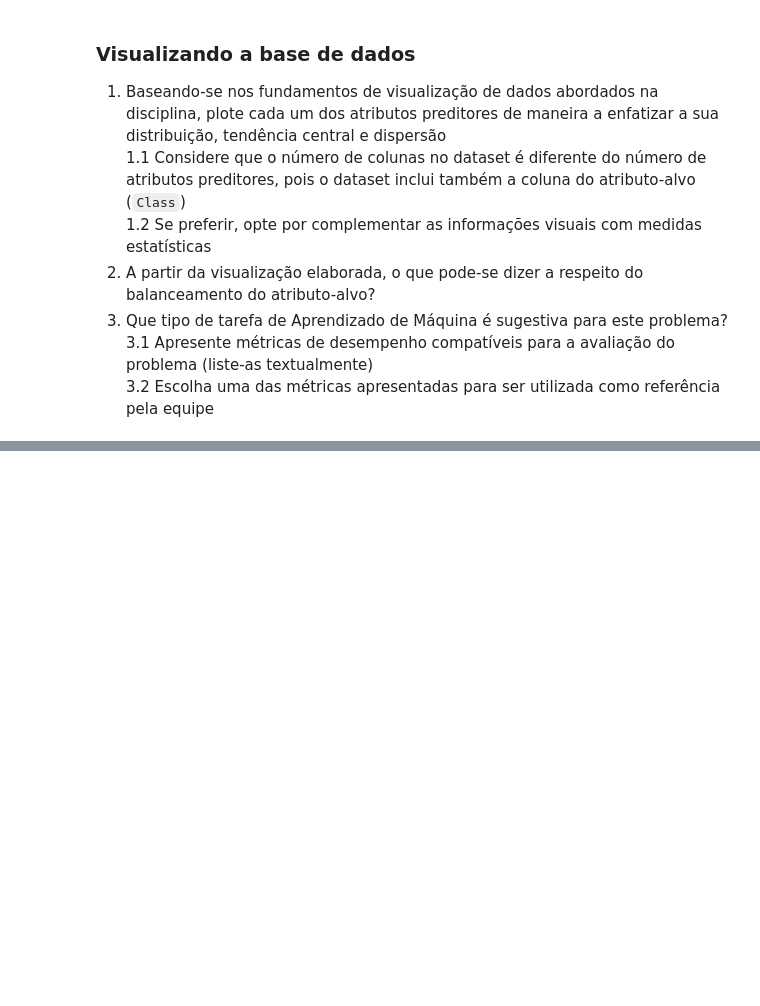
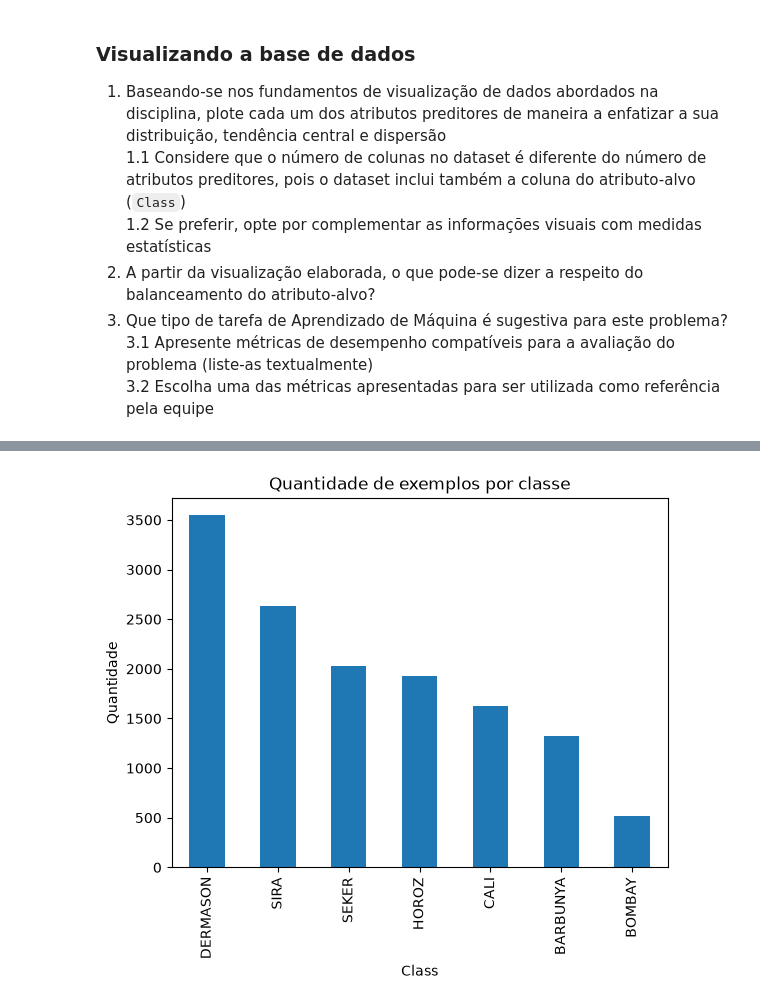
Before and after one commit to Jaum36/Trabalho_Pratico_Redes_Neurais_2.2, a Jupyter notebook: PP2.2.1 - Conhecendo o Conjunto de Dados.ipynb, the cells around one changed output, grey strips where cells are left out. Cells and saved outputs as stored; diff of their text form; code cells hidden in the pictures; blank space fills up the shorter version.

```diff
--- a/PP2.2.1 - Conhecendo o Conjunto de Dados.ipynb
+++ b/PP2.2.1 - Conhecendo o Conjunto de Dados.ipynb
@@ -46,0 +208,10 @@ Nesta atividade prática iremos explorar a seguinte base de dados **_Dry Bean Da
+# %%
+# Item 2 — Balanceamento do atributo-alvo: quantidade de exemplos por classe
+contagem = df["Class"].value_counts()
+
+contagem.plot(kind="bar")
+plt.title("Quantidade de exemplos por classe")
+plt.ylabel("Quantidade")
+plt.show()
+# %% [output]
+[figure, added]
```
Also changed, not shown: parts of 16 cells of this notebook, 1 other file.
